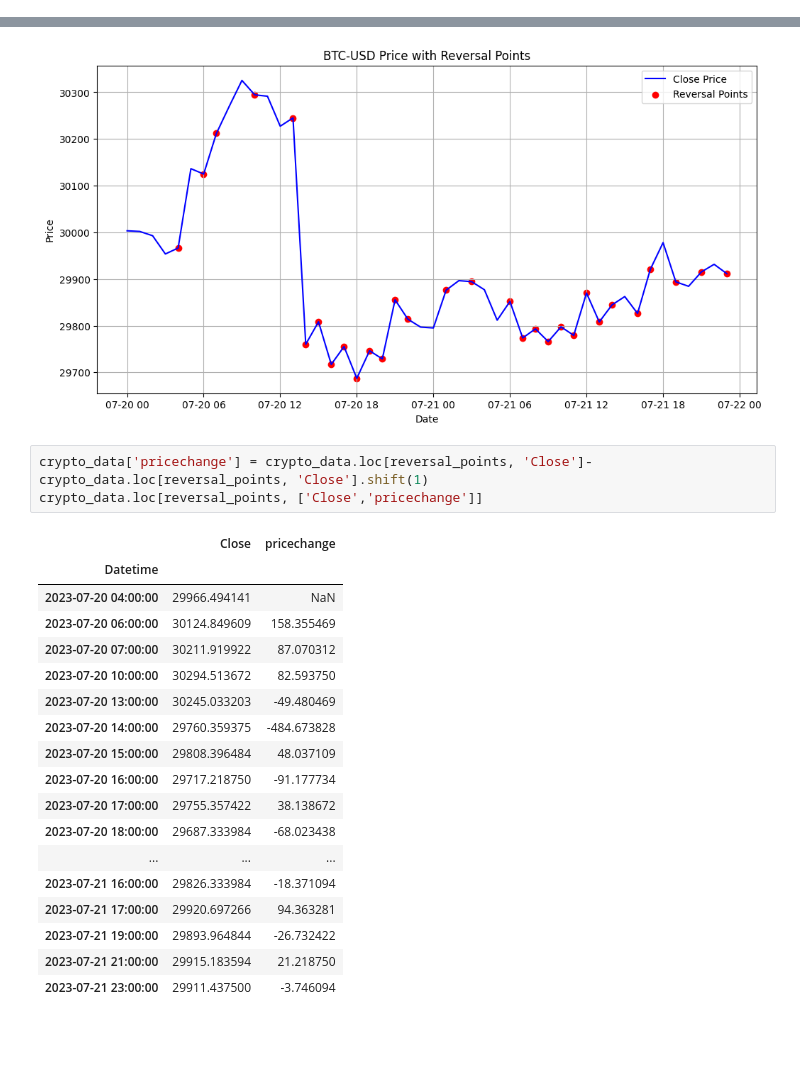
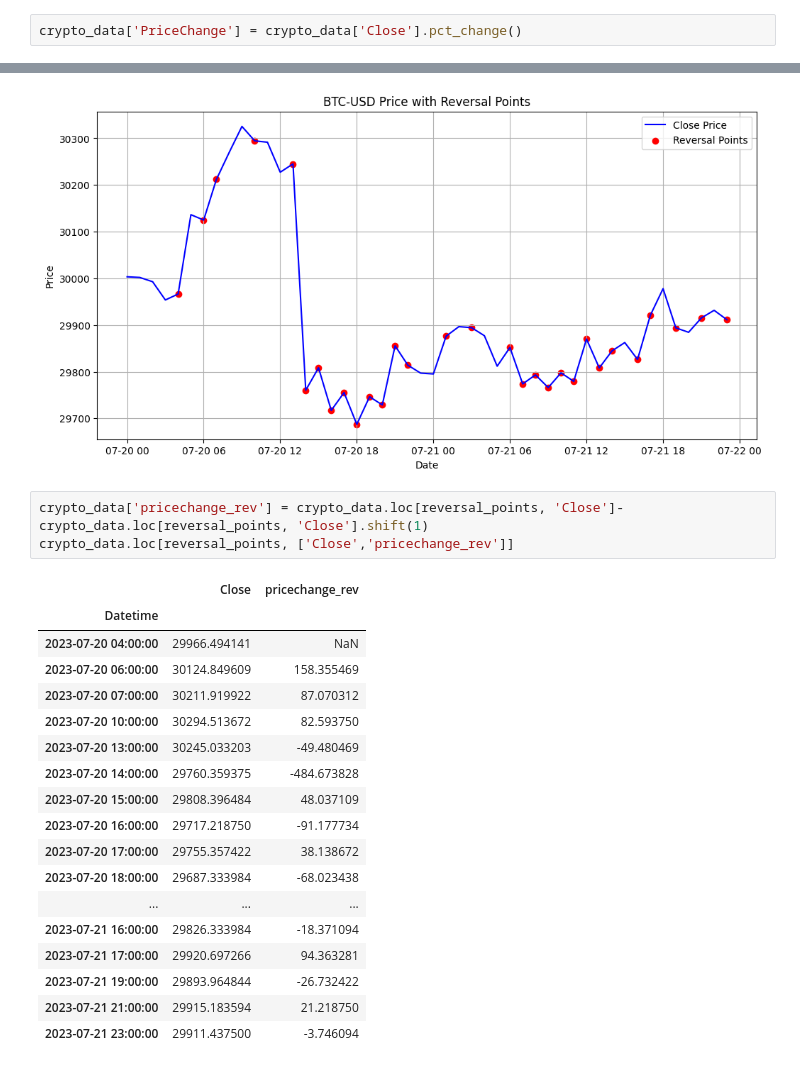
Before and after one commit to sebinsaji007/market-pattern-recognition, a Jupyter notebook: double_top_phase.ipynb, the cells around one changed output, grey strips where cells are left out. Cells and saved outputs as stored; diff of their text form; blank space fills up the shorter version.

```diff
--- a/double_top_phase.ipynb
+++ b/double_top_phase.ipynb
@@ -29,6 +31,8 @@ crypto_data
 | 2023-07-21 21:00:00 | 29884.962891 | 29939.654297 | 29881.171875 | 29915.183594 | 29915.183594 | 0 | 30.746094 |
 | 2023-07-21 22:00:00 | 29915.044922 | 29957.003906 | 29890.794922 | 29931.556641 | 29931.556641 | 0 | 16.373047 |
 | 2023-07-21 23:00:00 | 29933.455078 | 29943.841797 | 29911.437500 | 29911.437500 | 29911.437500 | 0 | -20.119141 |
+# %%
+crypto_data['PriceChange'] = crypto_data['Close'].pct_change()
 # %%
 def find_reversal_points(data):
     reversal_points = []
@@ -54,10 +58,10 @@ plt.show()
 # %% [output]
 [figure]
 # %%
-crypto_data['pricechange'] = crypto_data.loc[reversal_points, 'Close']-crypto_data.loc[reversal_points, 'Close'].shift(1)
-crypto_data.loc[reversal_points, ['Close','pricechange']]
+crypto_data['pricechange_rev'] = crypto_data.loc[reversal_points, 'Close']-crypto_data.loc[reversal_points, 'Close'].shift(1)
+crypto_data.loc[reversal_points, ['Close','pricechange_rev']]
 # %% [output]
-|  | Close | pricechange |
+|  | Close | pricechange_rev |
 | Datetime |  |  |
 | 2023-07-20 04:00:00 | 29966.494141 | NaN |
 | 2023-07-20 06:00:00 | 30124.849609 | 158.355469 |
```
Also changed, not shown: parts of 5 cells of this notebook.
